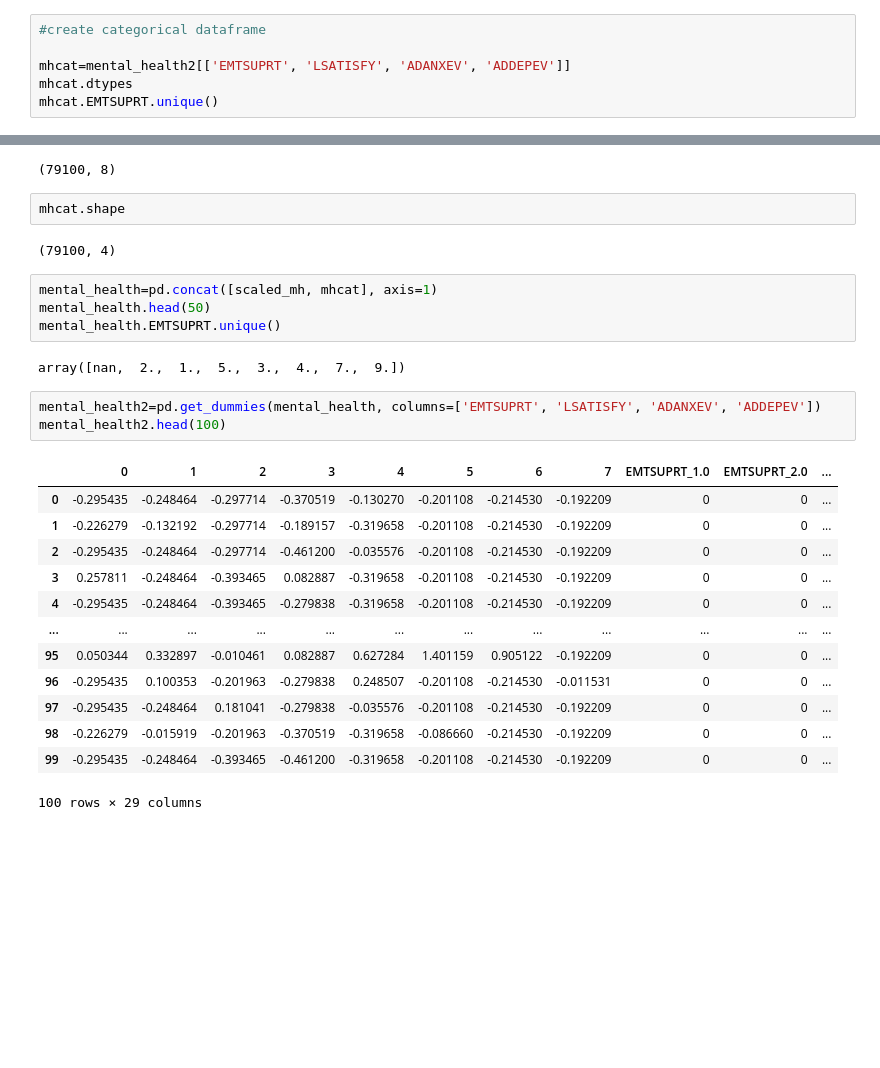
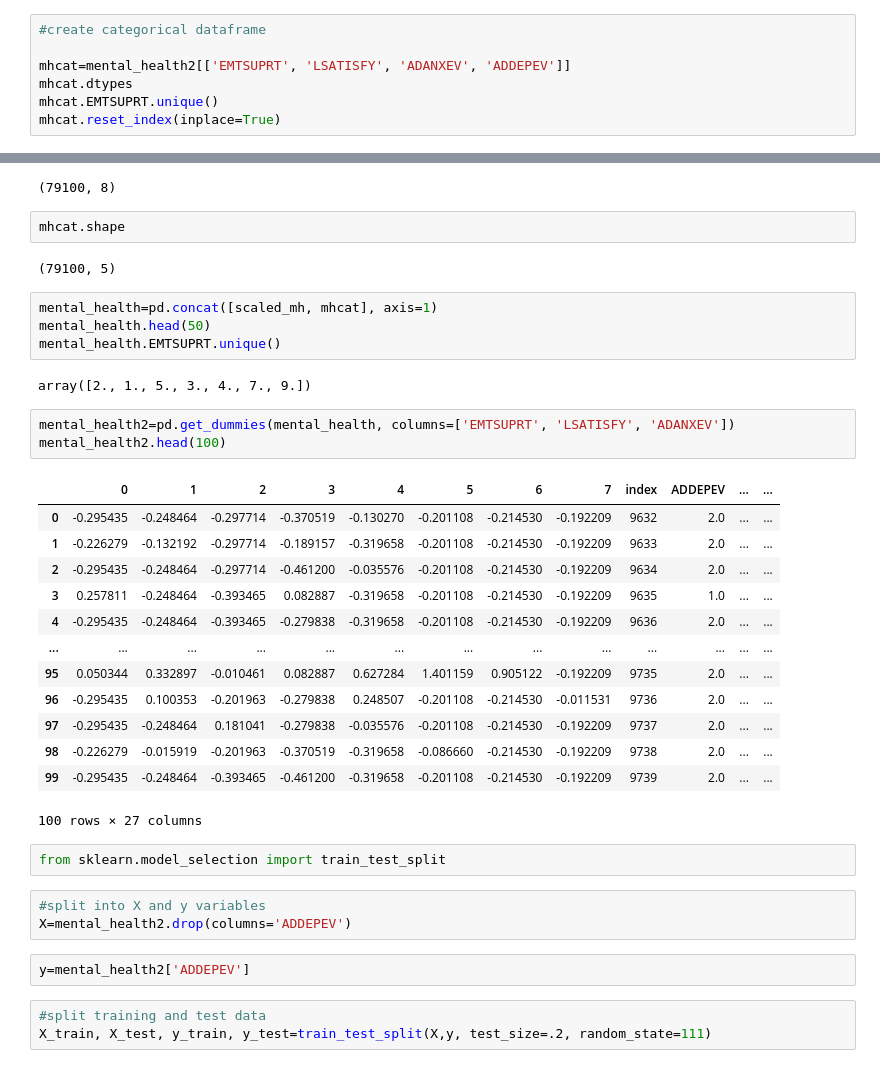
Before and after one commit to meagvo/BRFSS_Capstone2, a Jupyter notebook: BRFSS_capstone.ipynb, the cells around one changed output, grey strips where cells are left out. Cells and saved outputs as stored; diff of their text form; blank space fills up the shorter version.

```diff
--- a/BRFSS_capstone.ipynb
+++ b/BRFSS_capstone.ipynb
@@ -372,3 +372,4 @@ Index(['EMTSUPRT', 'LSATISFY', 'ADPLEASR', 'ADDOWN', 'ADSLEEP', 'ADENERGY',
 mhcat=mental_health2[['EMTSUPRT', 'LSATISFY', 'ADANXEV', 'ADDEPEV']]
 mhcat.dtypes
 mhcat.EMTSUPRT.unique()
+mhcat.reset_index(inplace=True)
@@ -403,27 +402,37 @@ scaled_mh.shape
 # %%
 mhcat.shape
 # %% [output]
-(79100, 4)
+(79100, 5)
 # %%
 mental_health=pd.concat([scaled_mh, mhcat], axis=1)
 mental_health.head(50)
 mental_health.EMTSUPRT.unique()
 # %% [output]
-array([nan,  2.,  1.,  5.,  3.,  4.,  7.,  9.])
+array([2., 1., 5., 3., 4., 7., 9.])
 # %%
-mental_health2=pd.get_dummies(mental_health, columns=['EMTSUPRT', 'LSATISFY', 'ADANXEV', 'ADDEPEV'])
+mental_health2=pd.get_dummies(mental_health, columns=['EMTSUPRT', 'LSATISFY', 'ADANXEV'])
 mental_health2.head(100)
 # %% [output]
-|  | 0 | 1 | 2 | 3 | 4 | 5 | 6 | 7 | EMTSUPRT_1.0 | EMTSUPRT_2.0 | ... |
-| 0 | -0.295435 | -0.248464 | -0.297714 | -0.370519 | -0.130270 | -0.201108 | -0.214530 | -0.192209 | 0 | 0 | ... |
-| 1 | -0.226279 | -0.132192 | -0.297714 | -0.189157 | -0.319658 | -0.201108 | -0.214530 | -0.192209 | 0 | 0 | ... |
-| 2 | -0.295435 | -0.248464 | -0.297714 | -0.461200 | -0.035576 | -0.201108 | -0.214530 | -0.192209 | 0 | 0 | ... |
-| 3 | 0.257811 | -0.248464 | -0.393465 | 0.082887 | -0.319658 | -0.201108 | -0.214530 | -0.192209 | 0 | 0 | ... |
-| 4 | -0.295435 | -0.248464 | -0.393465 | -0.279838 | -0.319658 | -0.201108 | -0.214530 | -0.192209 | 0 | 0 | ... |
-| ... | ... | ... | ... | ... | ... | ... | ... | ... | ... | ... | ... |
-| 95 | 0.050344 | 0.332897 | -0.010461 | 0.082887 | 0.627284 | 1.401159 | 0.905122 | -0.192209 | 0 | 0 | ... |
-| 96 | -0.295435 | 0.100353 | -0.201963 | -0.279838 | 0.248507 | -0.201108 | -0.214530 | -0.011531 | 0 | 0 | ... |
-| 97 | -0.295435 | -0.248464 | 0.181041 | -0.279838 | -0.035576 | -0.201108 | -0.214530 | -0.192209 | 0 | 0 | ... |
-| 98 | -0.226279 | -0.015919 | -0.201963 | -0.370519 | -0.319658 | -0.086660 | -0.214530 | -0.192209 | 0 | 0 | ... |
-| 99 | -0.295435 | -0.248464 | -0.393465 | -0.461200 | -0.319658 | -0.201108 | -0.214530 | -0.192209 | 0 | 0 | ... |
+|  | 0 | 1 | 2 | 3 | 4 | 5 | 6 | 7 | index | ADDEPEV | ... | ... |
+| 0 | -0.295435 | -0.248464 | -0.297714 | -0.370519 | -0.130270 | -0.201108 | -0.214530 | -0.192209 | 9632 | 2.0 | ... | ... |
+| 1 | -0.226279 | -0.132192 | -0.297714 | -0.189157 | -0.319658 | -0.201108 | -0.214530 | -0.192209 | 9633 | 2.0 | ... | ... |
+| 2 | -0.295435 | -0.248464 | -0.297714 | -0.461200 | -0.035576 | -0.201108 | -0.214530 | -0.192209 | 9634 | 2.0 | ... | ... |
+| 3 | 0.257811 | -0.248464 | -0.393465 | 0.082887 | -0.319658 | -0.201108 | -0.214530 | -0.192209 | 9635 | 1.0 | ... | ... |
+| 4 | -0.295435 | -0.248464 | -0.393465 | -0.279838 | -0.319658 | -0.201108 | -0.214530 | -0.192209 | 9636 | 2.0 | ... | ... |
+| ... | ... | ... | ... | ... | ... | ... | ... | ... | ... | ... | ... | ... |
+| 95 | 0.050344 | 0.332897 | -0.010461 | 0.082887 | 0.627284 | 1.401159 | 0.905122 | -0.192209 | 9735 | 2.0 | ... | ... |
+| 96 | -0.295435 | 0.100353 | -0.201963 | -0.279838 | 0.248507 | -0.201108 | -0.214530 | -0.011531 | 9736 | 2.0 | ... | ... |
+| 97 | -0.295435 | -0.248464 | 0.181041 | -0.279838 | -0.035576 | -0.201108 | -0.214530 | -0.192209 | 9737 | 2.0 | ... | ... |
+| 98 | -0.226279 | -0.015919 | -0.201963 | -0.370519 | -0.319658 | -0.086660 | -0.214530 | -0.192209 | 9738 | 2.0 | ... | ... |
+| 99 | -0.295435 | -0.248464 | -0.393465 | -0.461200 | -0.319658 | -0.201108 | -0.214530 | -0.192209 | 9739 | 2.0 | ... | ... |
-100 rows × 29 columns
+100 rows × 27 columns
+# %%
+from sklearn.model_selection import train_test_split
+# %%
+#split into X and y variables
+X=mental_health2.drop(columns='ADDEPEV')
+# %%
+y=mental_health2['ADDEPEV']
+# %%
+#split training and test data
+X_train, X_test, y_train, y_test=train_test_split(X,y, test_size=.2, random_state=111)
```
Also changed, not shown: parts of 1 cell of this notebook.
